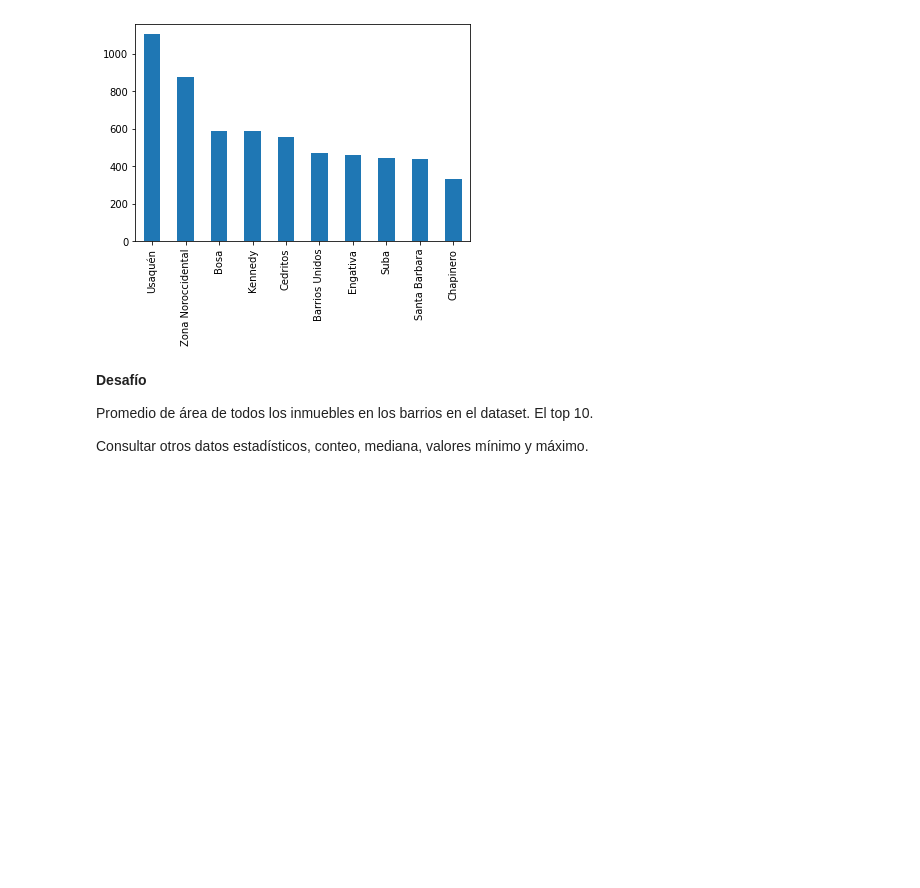
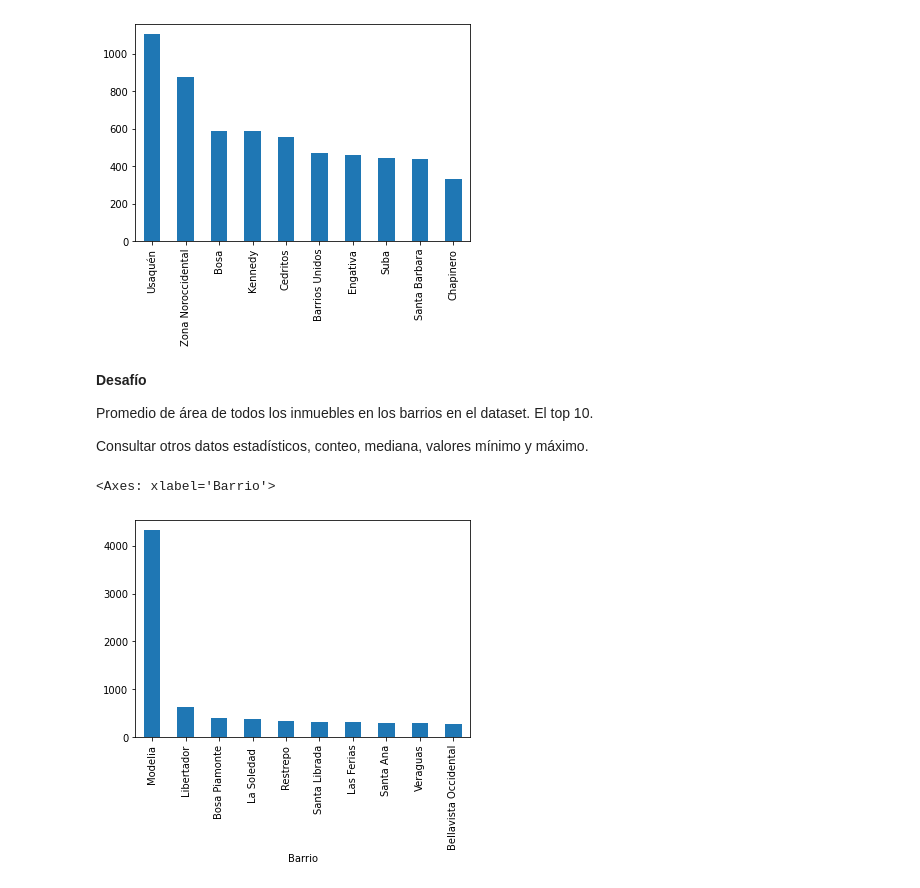
Before and after one commit to IvanaNasif/Inmersion_Datos_Aula_1_Ivana, a Jupyter notebook: Inmersion_Datos_Aula_1_Ivana.ipynb, the cells around one changed output. Saved outputs shown, nothing was run; the diff lists cells and outputs as text; code cells hidden in the pictures; blank space fills up the shorter version.

```diff
--- a/Inmersion_Datos_Aula_1_Ivana.ipynb
+++ b/Inmersion_Datos_Aula_1_Ivana.ipynb
@@ -250,3 +250,10 @@ inmuebles_barrio.head(10).plot.bar()
 Promedio de área de todos los inmuebles en los barrios en el dataset. El top 10.
 
 Consultar otros datos estadísticos, conteo, mediana, valores mínimo y máximo.
+# %%
+promedioXarea = inmuebles.groupby('Barrio')['Area'].mean()
+topTen= promedioXarea.sort_values(ascending=False).head(10)
+topTen.plot.bar()
+# %% [output]
+<Axes: xlabel='Barrio'>
+[figure, added]
```
Also changed, not shown: parts of 8 cells of this notebook.
